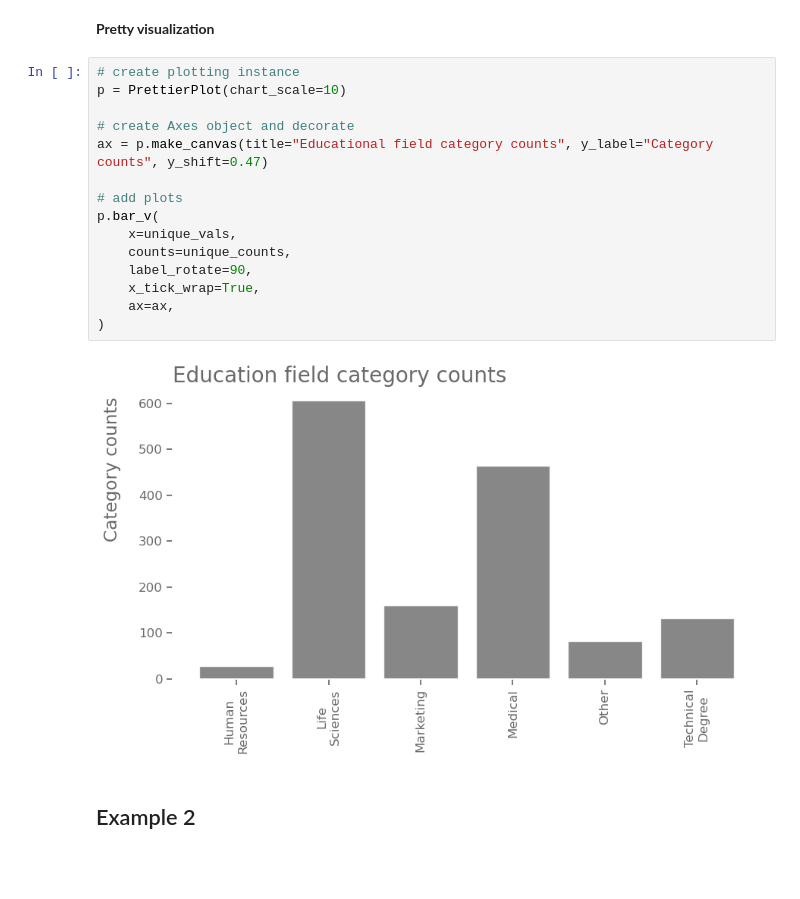
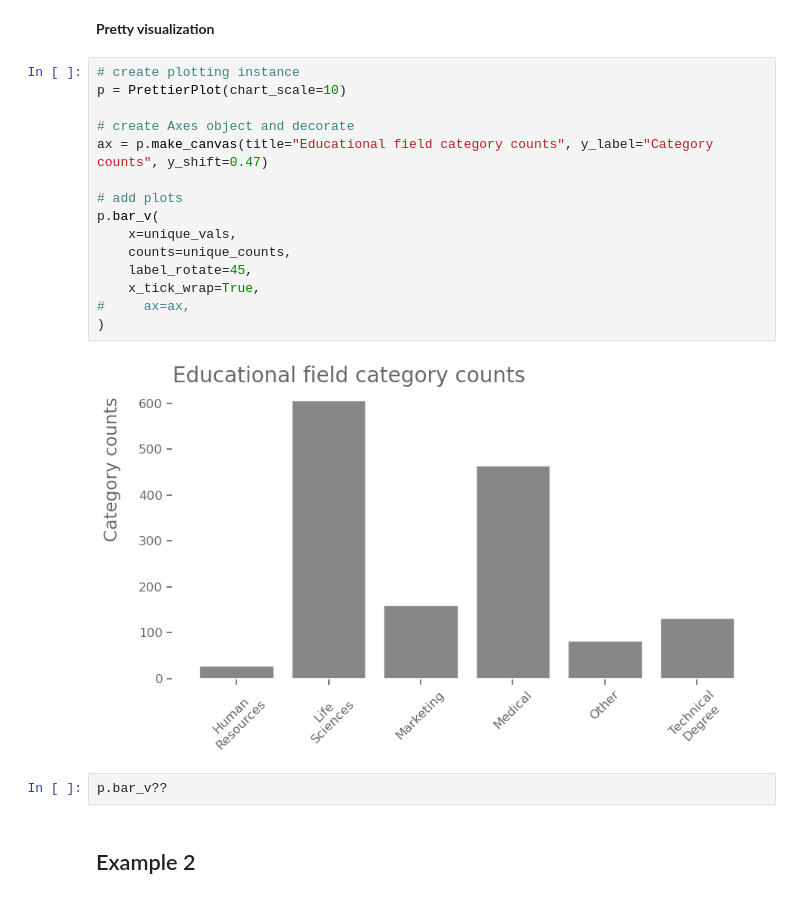
Before and after one commit to petersontylerd/prettierplot, a Jupyter notebook: notebooks/prettierplot_part_1.ipynb, the cells around one changed output. Cells and saved outputs as stored; diff of their text form; blank space fills up the shorter version.

```diff
--- a/notebooks/prettierplot_part_1.ipynb
+++ b/notebooks/prettierplot_part_1.ipynb
@@ -149,20 +137,22 @@ __Pretty visualization__
 # %%
 # create plotting instance
 p = PrettierPlot(chart_scale=10)
 
 # create Axes object and decorate
 ax = p.make_canvas(title="Educational field category counts", y_label="Category counts", y_shift=0.47)
 
 # add plots
 p.bar_v(
     x=unique_vals,
     counts=unique_counts,
-    label_rotate=90,
+    label_rotate=45,
     x_tick_wrap=True,
-    ax=ax,
+#     ax=ax,
 )
 # %% [output]
-[figure, old version]
+[figure, new version]
+# %%
+p.bar_v??
 # %% [markdown]
 ## Example 2
 # %% [markdown]
```
Also changed, not shown: parts of 6 cells of this notebook, 5 other files.
